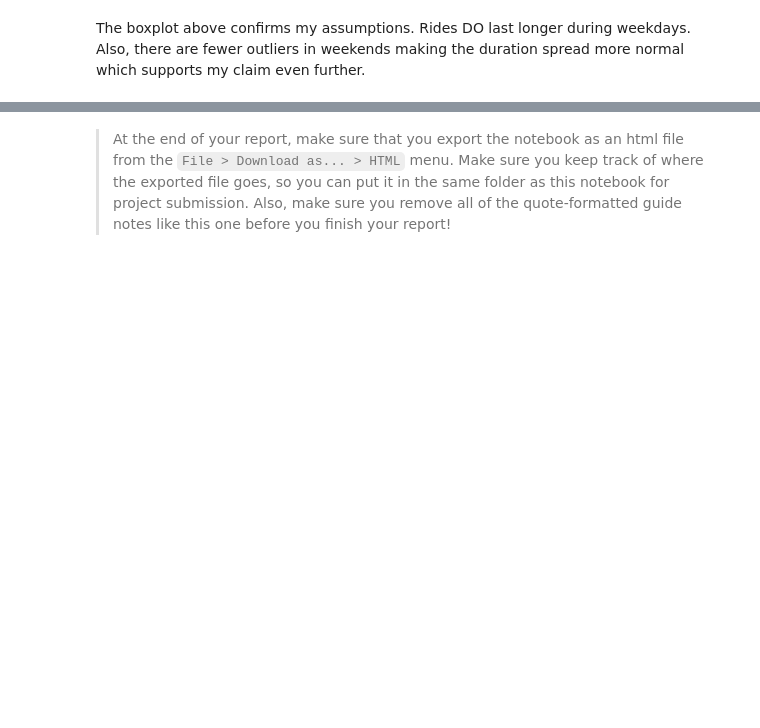
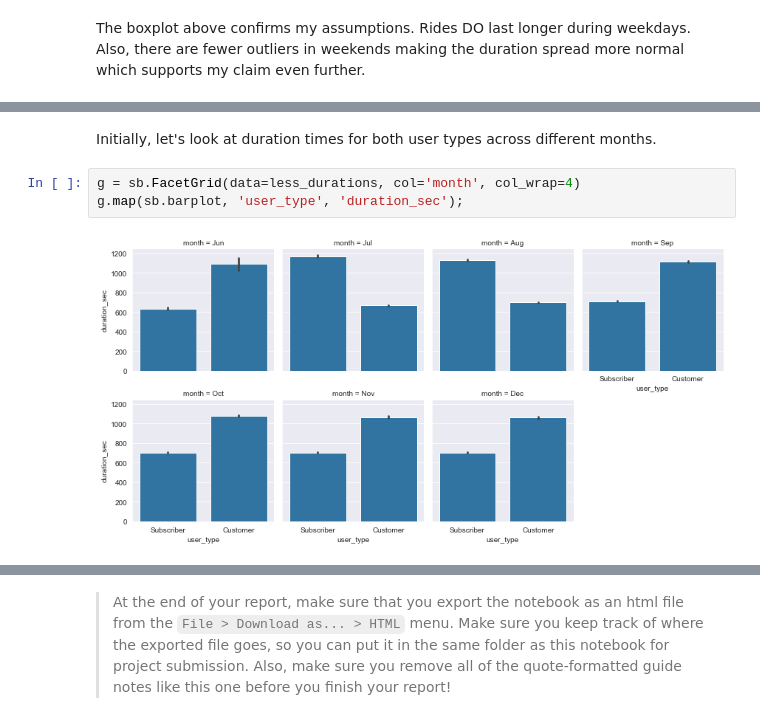
Before and after one commit to BexTuychiev/ford_gobike_tripdata, a Jupyter notebook: exploration_template.ipynb, the cells around one changed output, grey strips where cells are left out. Drawn from its saved outputs; the diff is of its cells as text; blank space fills up the shorter version.

```diff
--- a/exploration_template.ipynb
+++ b/exploration_template.ipynb
@@ -199,0 +198,7 @@ your work in the previous sections.
+# %% [markdown]
+Initially, let's look at duration times for both user types across different months.
+# %%
+g = sb.FacetGrid(data=less_durations, col='month', col_wrap=4)
+g.map(sb.barplot, 'user_type', 'duration_sec');
+# %% [output]
+[figure, added]
```
Also changed, not shown: parts of 9 cells of this notebook.
